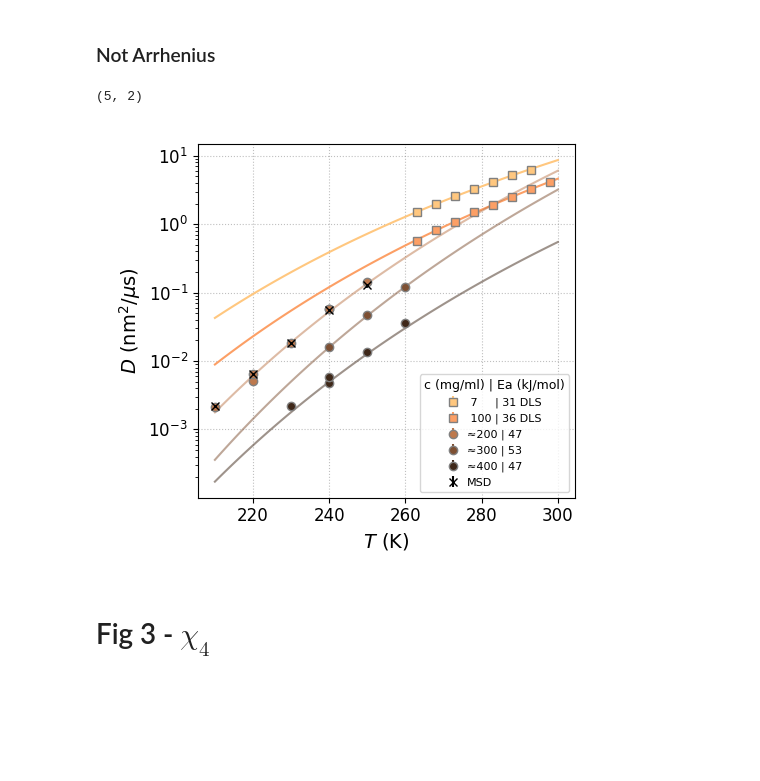
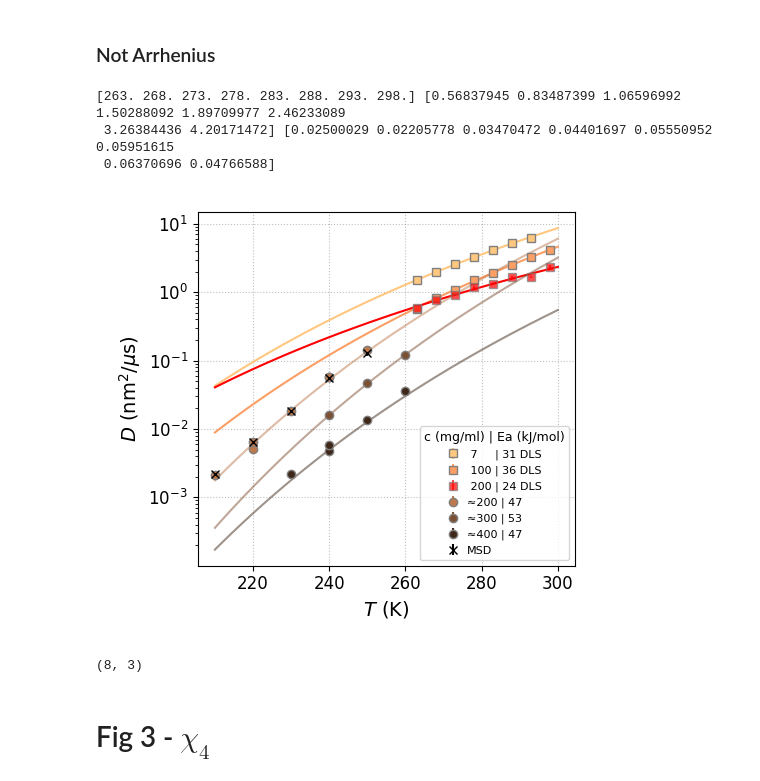
Before and after one commit to maddalenabin/id10-ferritin-2022, a Jupyter notebook: 01-notebooks/09-plots-for-paper.ipynb, the cells around one changed output. Drawn from its saved outputs; the diff is of its cells as text; code cells hidden in the pictures; blank space fills up the shorter version.

```diff
--- a/01-notebooks/09-plots-for-paper.ipynb
+++ b/01-notebooks/09-plots-for-paper.ipynb
@@ -713,13 +717,6 @@ def stokes_einstein(T,eta,Rh=6.8e-9):
     """ Compute diffusion coefficient from Stokes-Einstein """
     Kb = 1.3806e-23 # J/K
     return (Kb * T) / (6*np.pi * eta * Rh)
-
-T_msd = np.array([250., 240., 230., 220., 210.])
-D_msd = np.array([[0.12840888, 0.05475286, 0.01819226, 0.00643633, 0.00220065],
-                  [1.12360558e-02, 1.89669054e-03, 3.34886878e-04, 7.65708457e-05, 2.47397343e-05]]).T
-D_msd.shape
-# %% [output]
-(5, 2)
 # %%
 f, ax = plt.subplots(1,1, figsize=(5,4.5), tight_layout=True)
 cols = plt.cm.copper_r(np.linspace(0,1,6))
@@ -738,35 +735,59 @@ ax.errorbar(DLS['T'], DLS['D'], DLS['dD'], c=cols[0], ls='', marker='s', mec='gr
 popt2,xc2,curve2,perr2 = fit(arrhenius, SU13_3['T'],  SU13_3['D'], sigma=SU13_3['dD'], p0=[1e6, -3e3])
 Ea2, dEa2 = popt2[1] * Kbb / 1e3 * Na, perr2[1] * Kbb / 1e3 * Na
 ax.plot(new_T, arrhenius(new_T, *popt2), ls='-', c=cols[1])#,label=f'7 mg/ml - DLS')# label=f'DLS: Ea={-Ea2:.0f} kJ/mol')# ± {dEa2:.0f} kJ/mol')
 ax.errorbar(SU13_3['T'], SU13_3['D'], SU13_3['dD'], c=cols[1], ls='', marker='s', mec='gray',label=f' 100 | {-Ea2:.0f} DLS') # SU13_3
+print(SU13_3['T'], SU13_3['D'], SU13_3['dD'])
+
+# -- new dls SU12_2
+popt2,xc2,curve2,perr2 = fit(arrhenius, SU12_DLS[:,0],  SU12_DLS[:,1], sigma=SU12_DLS[:,2], p0=[1e6, -3e3])
+Ea2, dEa2 = popt2[1] * Kbb / 1e3 * Na, perr2[1] * Kbb / 1e3 * Na
+ax.plot(new_T, arrhenius(new_T, *popt2), ls='-', c='r')#,label=f'7 mg/ml - DLS')# label=f'DLS: Ea={-Ea2:.0f} kJ/mol')# ± {dEa2:.0f} kJ/mol')
+plt.errorbar(SU12_DLS[:,0], SU12_DLS[:,1], SU12_DLS[:,2], c='r', ls='', marker='s', mec='gray',label=f' 200 | {-Ea2:.0f} DLS', alpha=0.7)
 
 # -- 3 concentrations with arrhenius fit
 labs = ['≈200', '≈300', '≈400']
 # labs = ['≈100', '≈200', '≈350'] # very scheptical about this
 for i, db in enumerate([D_c1,D_c2, D_c3]):
     # if i != 1:
     tem = np.array(db['temperature'])
     dif = db['D']
     ddif = db['dD']
     popt,xc,curve,perr = fit(arrhenius, tem, dif, sigma=ddif, p0=[15e4, -3e3])
     Ea, dEa = popt[1] * Kbb / 1e3 * Na, perr[1] * Kbb / 1e3 * Na
 
     new_T = np.linspace(210,300,100)
     # ax.plot(xc, curve, ls='-', c='C3',label=f'Ea = {Ea:.0f} ± {dEa:.0f} kJ/mol')
     ax.plot(new_T, arrhenius(new_T, *popt), ls='-', c=cols[i+2], alpha=0.5, )#label=f'{labs[i]} mg/ml')#label=f'{labs[i]}, Ea={-Ea:.0f} kJ/mol')
     ax.errorbar(db['temperature'],  db['D'], db['dD'], c=cols[i+2], ls='', marker='o', mec='gray',label=f'{labs[i]} | {-Ea:.0f}')#, label=labs[i])|
 
 ax.errorbar(T_msd, D_msd[:,0], D_msd[:,1], marker='x', ls='', c='k', label='MSD')
 
+
 # -- plot setting
 ax.set_xlabel(f'$T$ (K)')
 ax.set_ylabel('$D$ (nm$^{{2}}$/${{\mu}}$s)')
 ax.tick_params(axis='both', which='major', labelsize=12)
 ax.legend(fontsize=8, handlelength=1, title='c (mg/ml) | Ea (kJ/mol)', title_fontsize=9) #, bbox_to_anchor=[1,1])
 ax.set_yscale('log')
-# plt.savefig('../06-figs/diff_coeff_arr2.png', dpi=900)
+# plt.savefig('../06-figs/diff_coeff_arr2.png', dpi=300)
 # %% [output]
+[263. 268. 273. 278. 283. 288. 293. 298.] [0.56837945 0.83487399 1.06596992 1.50288092 1.89709977 2.46233089
+ 3.26384436 4.20171472] [0.02500029 0.02205778 0.03470472 0.04401697 0.05550952 0.05951615
+ 0.06370696 0.04766588]
-[figure, old version]
+[figure, new version]
+# %%
+SU12_DLS = np.array([[263.0, 0.596210696566871, 0.018080830843726196],
+                    [268.0, 0.7608999251504428, 0.017221990185248268],
+                    [273.0, 0.9221722193954328, 0.03447552530485334],
+                    [278.0, 1.1828156431404278, 0.04961542883557132],
+                    [283.0, 1.3388904187614628, 0.03803784343791066],
+                    [288.0, 1.6649002360521354, 0.04130825454274254],
+                    [293.0, 1.6791722079208908, 0.05358930048008898],
+                    [298.0, 2.361460235147074, 0.1326956718760594]])
+
+SU12_DLS.shape
+# %% [output]
+(8, 3)
 # %% [markdown]
 # Fig 3 - $\chi_4$
 # %%
```
Also changed, not shown: parts of 1 cell of this notebook, 2 other files.
